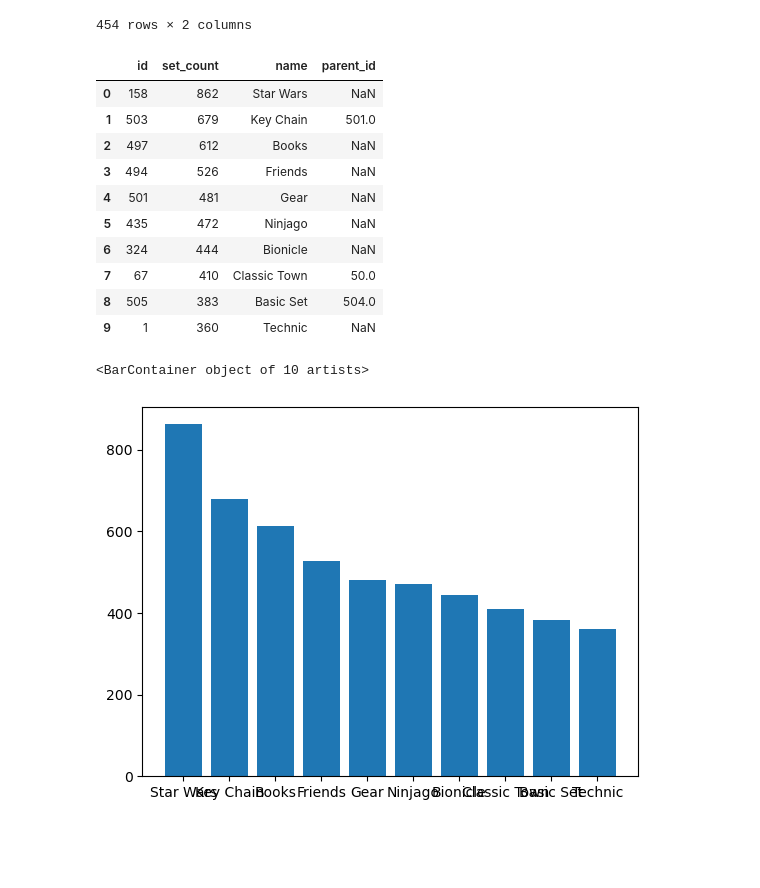
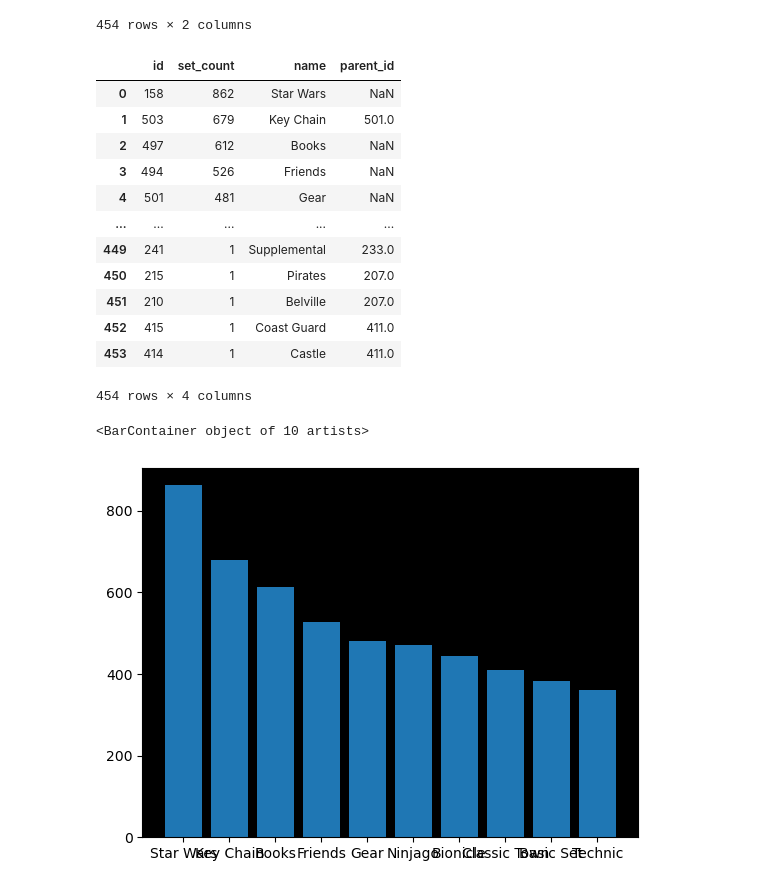
Before and after one commit to ma1526763/LEGOS_DATA_ANALYSIS, a Jupyter notebook: Lego_Analysis_for_Course.ipynb, the cells around one changed output. Saved outputs shown, nothing was run; the diff lists cells and outputs as text; code cells hidden in the pictures; blank space fills up the shorter version.

Commit message:
merged

```diff
--- a/Lego_Analysis_for_Course.ipynb
+++ b/Lego_Analysis_for_Course.ipynb
@@ -104,0 +257,3 @@ Note that the .csv file is from late 2020, so to plot the full calendar years, y
+# %%
+plt.rcParams['axes.facecolor'] = 'black'
+plt.plot(sets_df_by_year.index[:-1], sets_df_by_year[:-1], color='orange')
@@ -276,7 +525,7 @@ set_theme_count
 | 453 | 414 | 1 |
 454 rows × 2 columns
 # %%
-merged_df = pandas.merge(set_theme_count, themes_df, on='id')[:10]
+merged_df = pandas.merge(set_theme_count, themes_df, on='id')
 merged_df
 # %% [output]
 |  | id | set_count | name | parent_id |
@@ -285,16 +534,18 @@ merged_df
 | 2 | 497 | 612 | Books | NaN |
 | 3 | 494 | 526 | Friends | NaN |
 | 4 | 501 | 481 | Gear | NaN |
-| 5 | 435 | 472 | Ninjago | NaN |
-| 6 | 324 | 444 | Bionicle | NaN |
-| 7 | 67 | 410 | Classic Town | 50.0 |
-| 8 | 505 | 383 | Basic Set | 504.0 |
-| 9 | 1 | 360 | Technic | NaN |
+| ... | ... | ... | ... | ... |
+| 449 | 241 | 1 | Supplemental | 233.0 |
+| 450 | 215 | 1 | Pirates | 207.0 |
+| 451 | 210 | 1 | Belville | 207.0 |
+| 452 | 415 | 1 | Coast Guard | 411.0 |
+| 453 | 414 | 1 | Castle | 411.0 |
+454 rows × 4 columns
 # %%
-plt.bar(merged_df.name[:10], merged_df.set_count[:10])
+plt.bar(merged_df.name[:10], merged_df['set_count'][:10])
 # %% [output]
 <BarContainer object of 10 artists>
-[figure, old version]
+[figure, new version]
 # %%
 plt.figure(figsize=(10,6))
 plt.xticks(fontsize=14, rotation=90)
```
Also changed, not shown: parts of 80 cells of this notebook.
